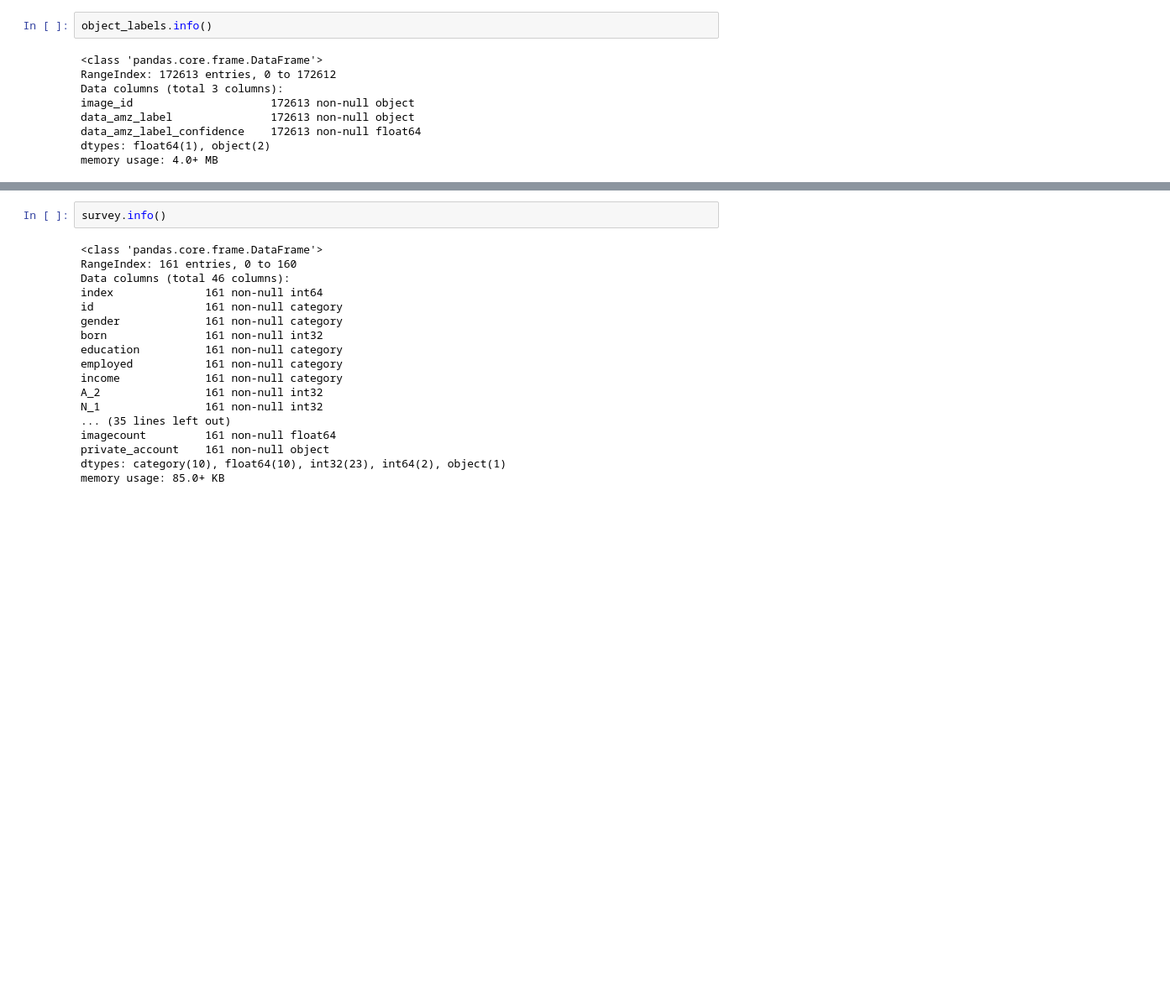
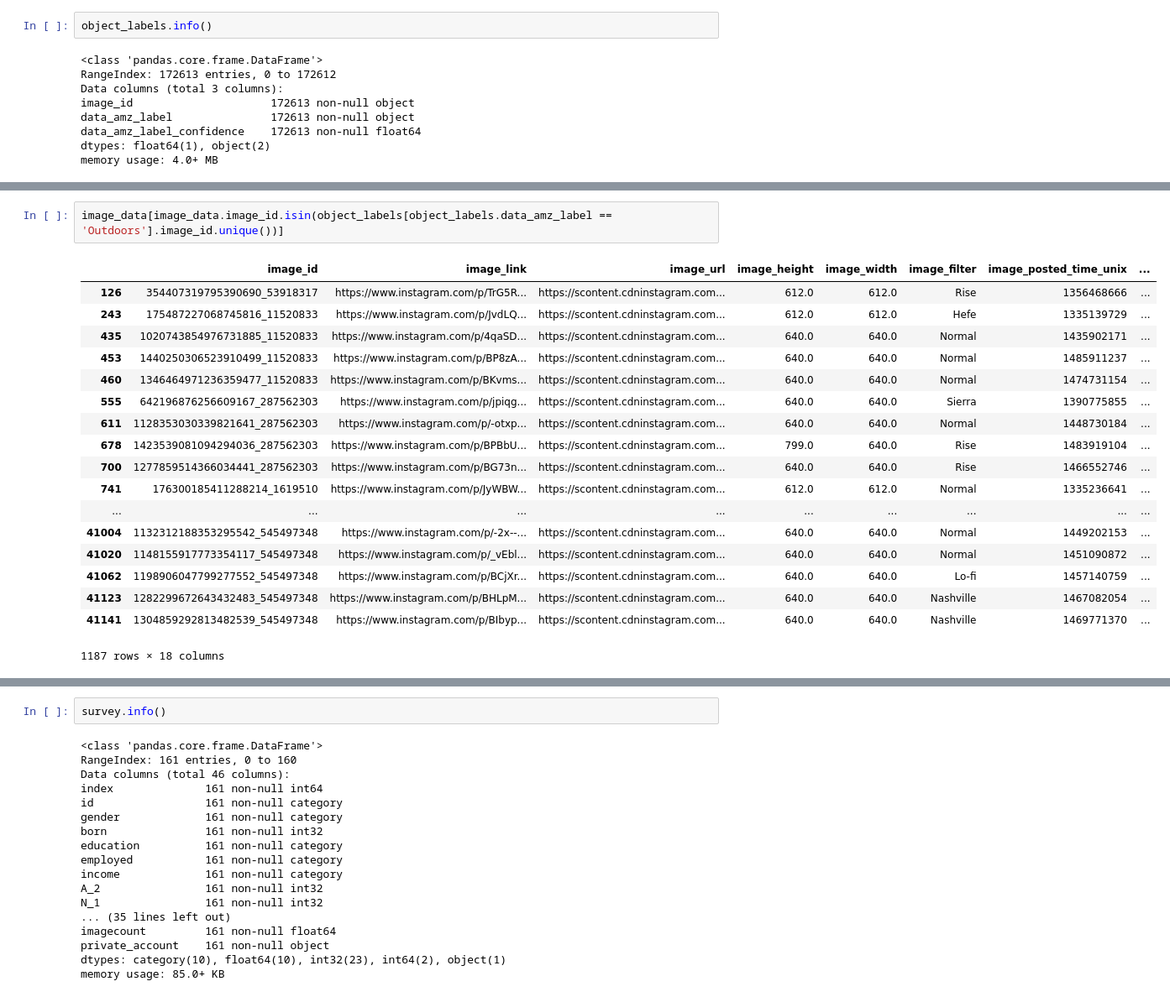
Before and after one commit to JeroenSchmidt/UvA-DSF-group, a Jupyter notebook: uc2/exploration_notebooks/xavi/exploration_on_the_datasets.ipynb, the cells around one changed output, grey strips where cells are left out. Shown at 84% size. Drawn from its saved outputs; the diff is of its cells as text; blank space fills up the shorter version.

```diff
--- a/uc2/exploration_notebooks/xavi/exploration_on_the_datasets.ipynb
+++ b/uc2/exploration_notebooks/xavi/exploration_on_the_datasets.ipynb
@@ -112,0 +184,21 @@ memory usage: 4.0+ MB
+# %%
+image_data[image_data.image_id.isin(object_labels[object_labels.data_amz_label == 'Outdoors'].image_id.unique())]
+# %% [output]
+|  | image_id | image_link | image_url | image_height | image_width | image_filter | image_posted_time_unix | ... |
+| 126 | 354407319795390690_53918317 | https://www.instagram.com/p/TrG5R... | https://scontent.cdninstagram.com... | 612.0 | 612.0 | Rise | 1356468666 | ... |
+| 243 | 175487227068745816_11520833 | https://www.instagram.com/p/JvdLQ... | https://scontent.cdninstagram.com... | 612.0 | 612.0 | Hefe | 1335139729 | ... |
+| 435 | 1020743854976731885_11520833 | https://www.instagram.com/p/4qaSD... | https://scontent.cdninstagram.com... | 640.0 | 640.0 | Normal | 1435902171 | ... |
+| 453 | 1440250306523910499_11520833 | https://www.instagram.com/p/BP8zA... | https://scontent.cdninstagram.com... | 640.0 | 640.0 | Normal | 1485911237 | ... |
+| 460 | 1346464971236359477_11520833 | https://www.instagram.com/p/BKvms... | https://scontent.cdninstagram.com... | 640.0 | 640.0 | Normal | 1474731154 | ... |
+| 555 | 642196876256609167_287562303 | https://www.instagram.com/p/jpiqg... | https://scontent.cdninstagram.com... | 640.0 | 640.0 | Sierra | 1390775855 | ... |
+| 611 | 1128353030339821641_287562303 | https://www.instagram.com/p/-otxp... | https://scontent.cdninstagram.com... | 640.0 | 640.0 | Normal | 1448730184 | ... |
+| 678 | 1423539081094294036_287562303 | https://www.instagram.com/p/BPBbU... | https://scontent.cdninstagram.com... | 799.0 | 640.0 | Rise | 1483919104 | ... |
+| 700 | 1277859514366034441_287562303 | https://www.instagram.com/p/BG73n... | https://scontent.cdninstagram.com... | 640.0 | 640.0 | Rise | 1466552746 | ... |
+| 741 | 176300185411288214_1619510 | https://www.instagram.com/p/JyWBW... | https://scontent.cdninstagram.com... | 612.0 | 612.0 | Normal | 1335236641 | ... |
+| ... | ... | ... | ... | ... | ... | ... | ... | ... |
+| 41004 | 1132312188353295542_545497348 | https://www.instagram.com/p/-2x--... | https://scontent.cdninstagram.com... | 640.0 | 640.0 | Normal | 1449202153 | ... |
+| 41020 | 1148155917773354117_545497348 | https://www.instagram.com/p/_vEbl... | https://scontent.cdninstagram.com... | 640.0 | 640.0 | Normal | 1451090872 | ... |
+| 41062 | 1198906047799277552_545497348 | https://www.instagram.com/p/BCjXr... | https://scontent.cdninstagram.com... | 640.0 | 640.0 | Lo-fi | 1457140759 | ... |
+| 41123 | 1282299672643432483_545497348 | https://www.instagram.com/p/BHLpM... | https://scontent.cdninstagram.com... | 640.0 | 640.0 | Nashville | 1467082054 | ... |
+| 41141 | 1304859292813482539_545497348 | https://www.instagram.com/p/BIbyp... | https://scontent.cdninstagram.com... | 640.0 | 640.0 | Nashville | 1469771370 | ... |
+1187 rows × 18 columns
```
Also changed, not shown: parts of 7 cells of this notebook, 1 other file.
